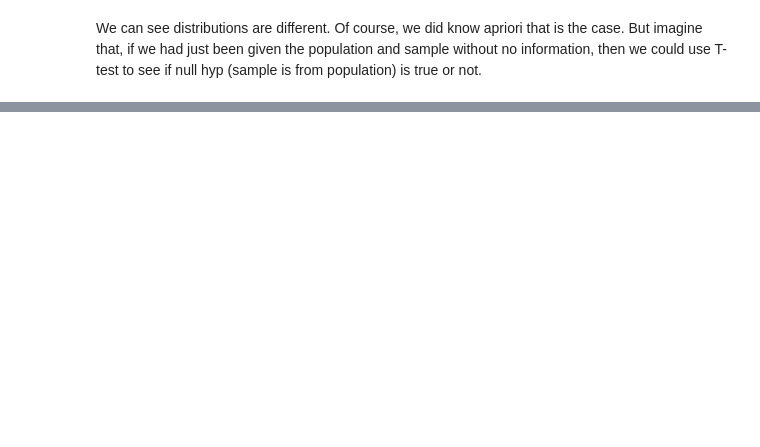
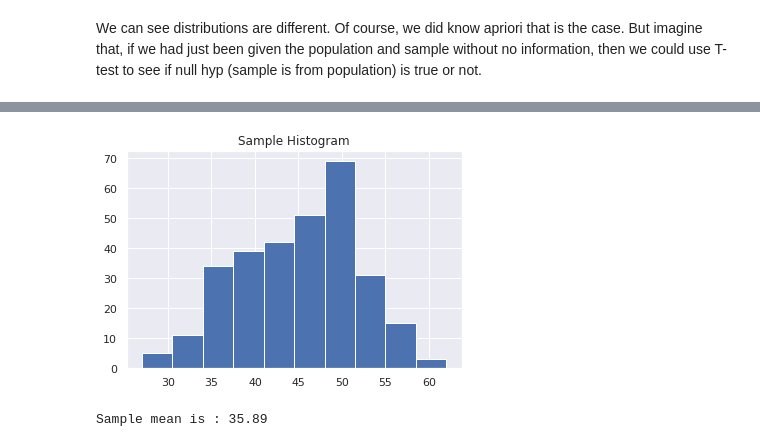
Before and after one commit to bhavinmoriya/Miscellaneous, a Jupyter notebook: hypothesis-testing.ipynb, the cells around one changed output, grey strips where cells are left out. Saved outputs shown, nothing was run; the diff lists cells and outputs as text; code cells hidden in the pictures; blank space fills up the shorter version.

```diff
--- a/hypothesis-testing.ipynb
+++ b/hypothesis-testing.ipynb
@@ -69,0 +162,14 @@ We can see distributions are different. Of course, we did know apriori that is t
+# %%
+samp1 = poisson.rvs(loc=18, mu=30, size=200)
+samp2 = poisson.rvs(loc=18, mu=20, size=100)
+sample3 = np.concatenate((samp1, samp2))
+plt.hist(sample3)
+# plt.axvline(48,c='r')
+# plt.axvline(38,c='r')
+plt.title('Sample Histogram');
+# %% [output]
+[figure, added]
+# %%
+print(f'Sample mean is : {sample.mean()}')
+# %% [output]
+Sample mean is : 35.89
```
Also changed, not shown: parts of 18 cells of this notebook.
